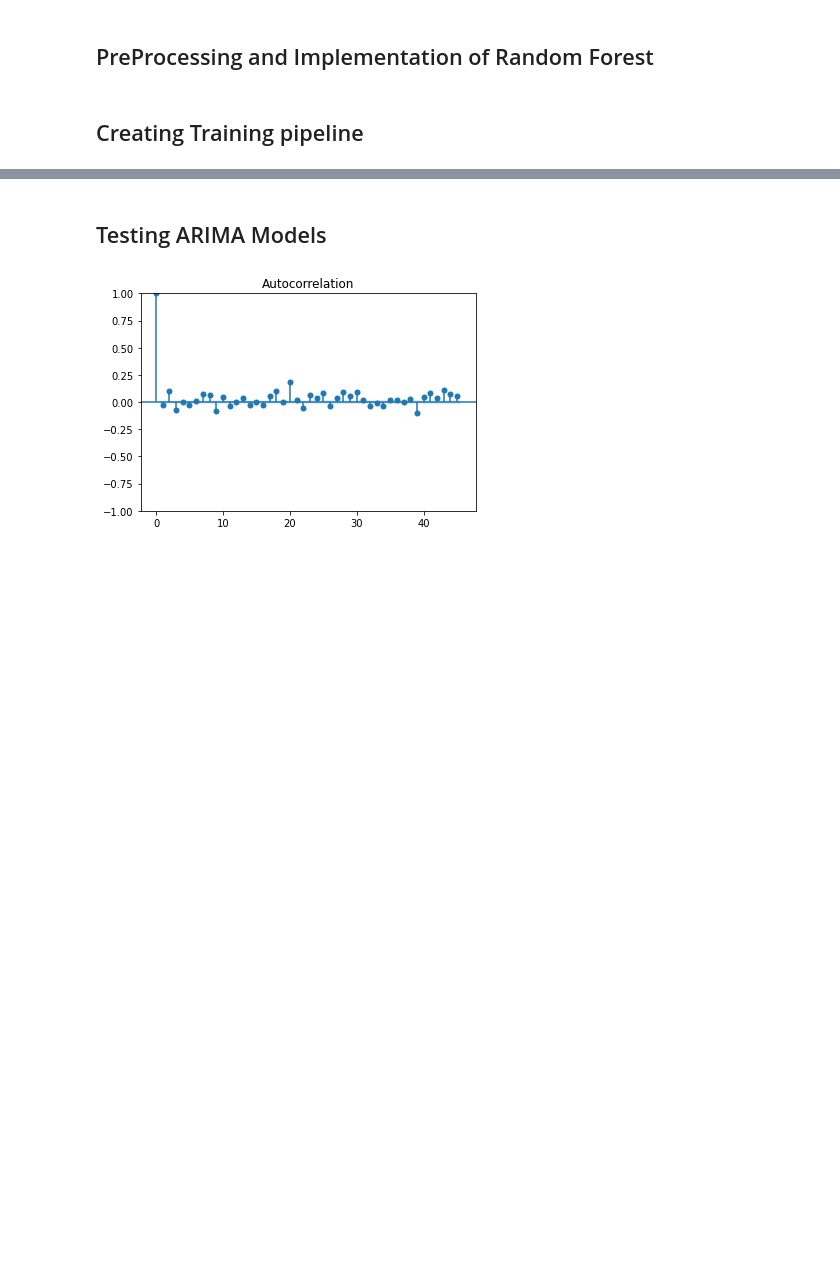
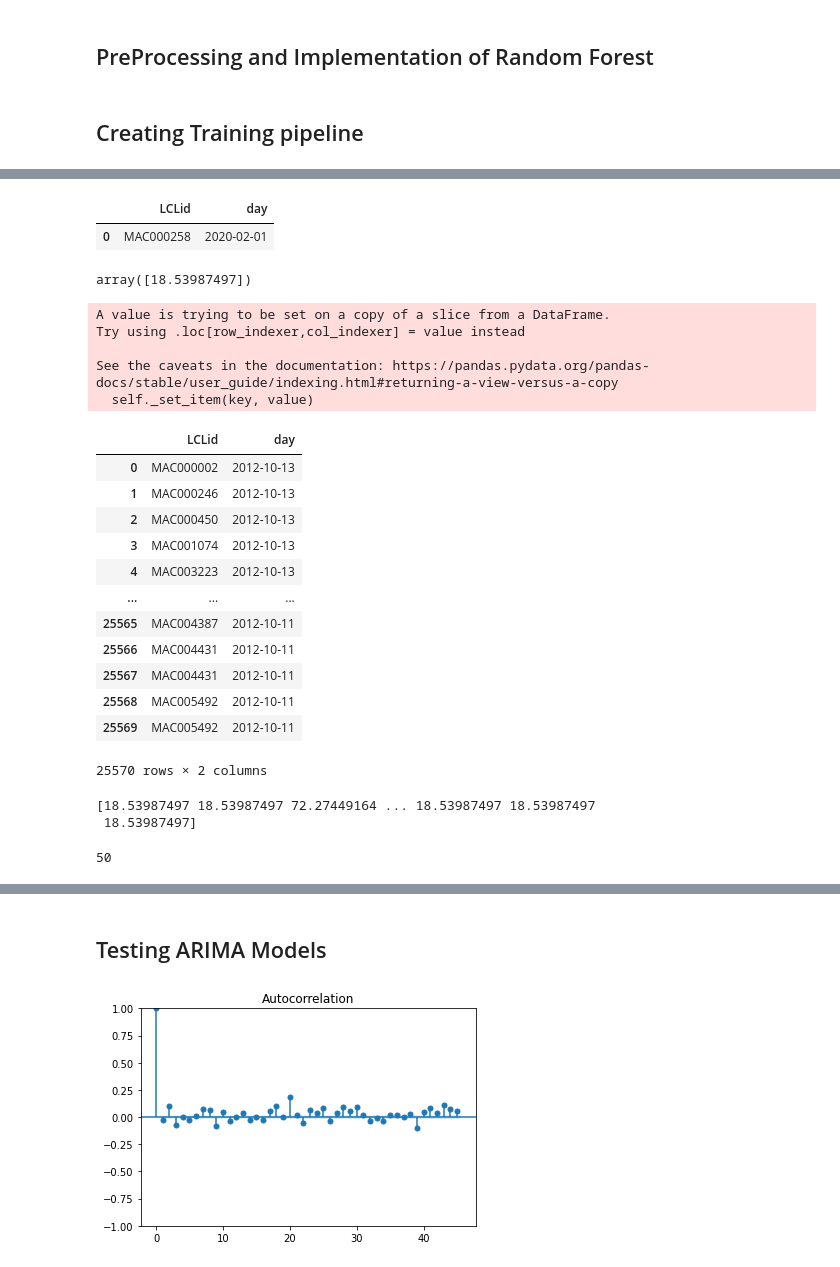
Before and after one commit to sarveshwar-s/DSP_Project, a Jupyter notebook: notebooks/DS-Project Pipelines.ipynb, the cells around one changed output, grey strips where cells are left out. Cells and saved outputs as stored; diff of their text form; code cells hidden in the pictures; blank space fills up the shorter version.

Commit message:
Fixed pipeline issues

```diff
--- a/notebooks/DS-Project Pipelines.ipynb
+++ b/notebooks/DS-Project Pipelines.ipynb
@@ -247,0 +295,78 @@ train("/","../models/")
+# %%
+from joblib import load
+model_1 = load("../models/model_1.joblib")
+user_data = {"LCLid": "MAC000258", "day": "2020-02-01","temperatureMax": [11.53], "temperatureMin": [10.50]}
+user_df = pd.DataFrame(data=user_data)
+
+processed_df_1 = preprocessing_pipeline(user_df, isInference=True)
+# processed_df_1 = processed_df_1.drop(labels=["energy_sum"], axis=1)
+
+predicted_price = model_1.predict(processed_df_1)
+predicted_price
+# processed_df_1 = processed_df_1.reindex(labels=processed_df.columns,axis=1)
+# processed_df
+# %% [output]
+|  | LCLid | day |
+| 0 | MAC000258 | 2020-02-01 |
+array([18.53987497])
+# %%
+def inference(test_path: str, model_path: str) -> np.ndarray:
+    data_master = prepare_data(test_path)
+    data = data_master.copy()
+#     data = data.drop(labels=["day"], axis=1) # dropping the day column.
+
+    processed_df = preprocessing_pipeline(data, isInference=True)
+    processed_df = processed_df.drop(labels=["energy_sum"], axis=1)
+
+    model = load_model(model_path)
+
+    predicted_price = model.predict(processed_df)
+
+    return predicted_price
+
+def prepare_data(filepath):
+    energy_data = pd.read_csv(filepath)
+    weather = pd.read_csv("../data/weather_dataset/weather_daily_darksky.csv")
+
+    energy_data = energy_data.drop(["energy_median","energy_mean", "energy_max", "energy_count", "energy_std", "energy_min"], axis=1)
+    new_weather = weather[["temperatureMaxTime","temperatureMax","temperatureMin"]]
+
+    energy_data["day"] = pd.to_datetime(energy_data["day"])
+    energy_data["day"] = energy_data["day"].dt.date # gets all the date
+
+
+    new_weather["temperatureMaxTime"] = pd.to_datetime(new_weather["temperatureMaxTime"])
+    new_weather["day"] = new_weather["temperatureMaxTime"].dt.date
+    new_weather["day"] = new_weather["day"].sort_values()
+
+    final_df = energy_data.merge(right=new_weather, how="inner")
+    final_df = final_df.drop(["temperatureMaxTime"], axis=1)
+    return final_df
+# %%
+production_values = inference("../data/daily_dataset/block_0.csv", "../models/model_1.joblib")
+print(production_values)
+# %% [output]
+A value is trying to be set on a copy of a slice from a DataFrame.
+Try using .loc[row_indexer,col_indexer] = value instead
+
+See the caveats in the documentation: https://pandas.pydata.org/pandas-docs/stable/user_guide/indexing.html#returning-a-view-versus-a-copy
+  self._set_item(key, value)
+|  | LCLid | day |
+| 0 | MAC000002 | 2012-10-13 |
+| 1 | MAC000246 | 2012-10-13 |
+| 2 | MAC000450 | 2012-10-13 |
+| 3 | MAC001074 | 2012-10-13 |
+| 4 | MAC003223 | 2012-10-13 |
+| ... | ... | ... |
+| 25565 | MAC004387 | 2012-10-11 |
+| 25566 | MAC004431 | 2012-10-11 |
+| 25567 | MAC004431 | 2012-10-11 |
+| 25568 | MAC005492 | 2012-10-11 |
+| 25569 | MAC005492 | 2012-10-11 |
+25570 rows × 2 columns
+[18.53987497 18.53987497 72.27449164 ... 18.53987497 18.53987497
+ 18.53987497]
+# %%
+len(set(production_values))
+# %% [output]
+50
```
Also changed, not shown: parts of 10 cells of this notebook, 8 other files.
